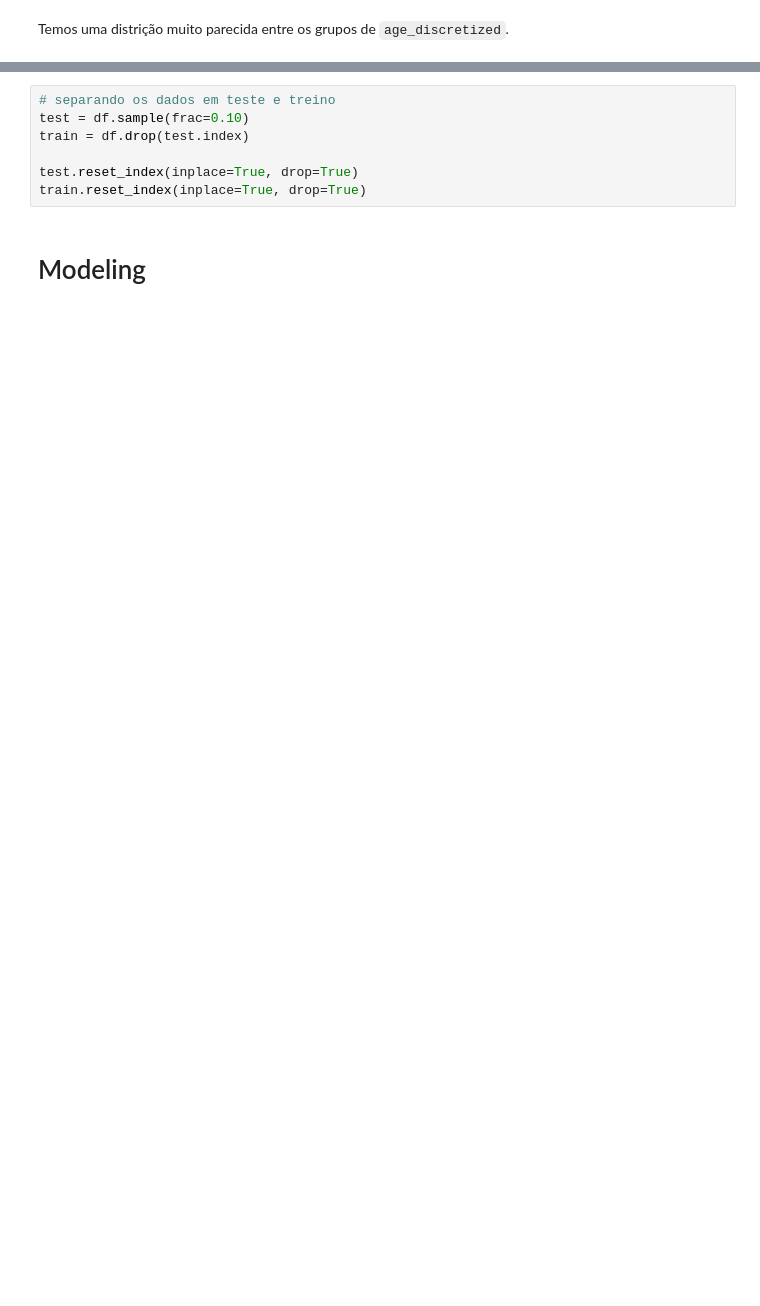
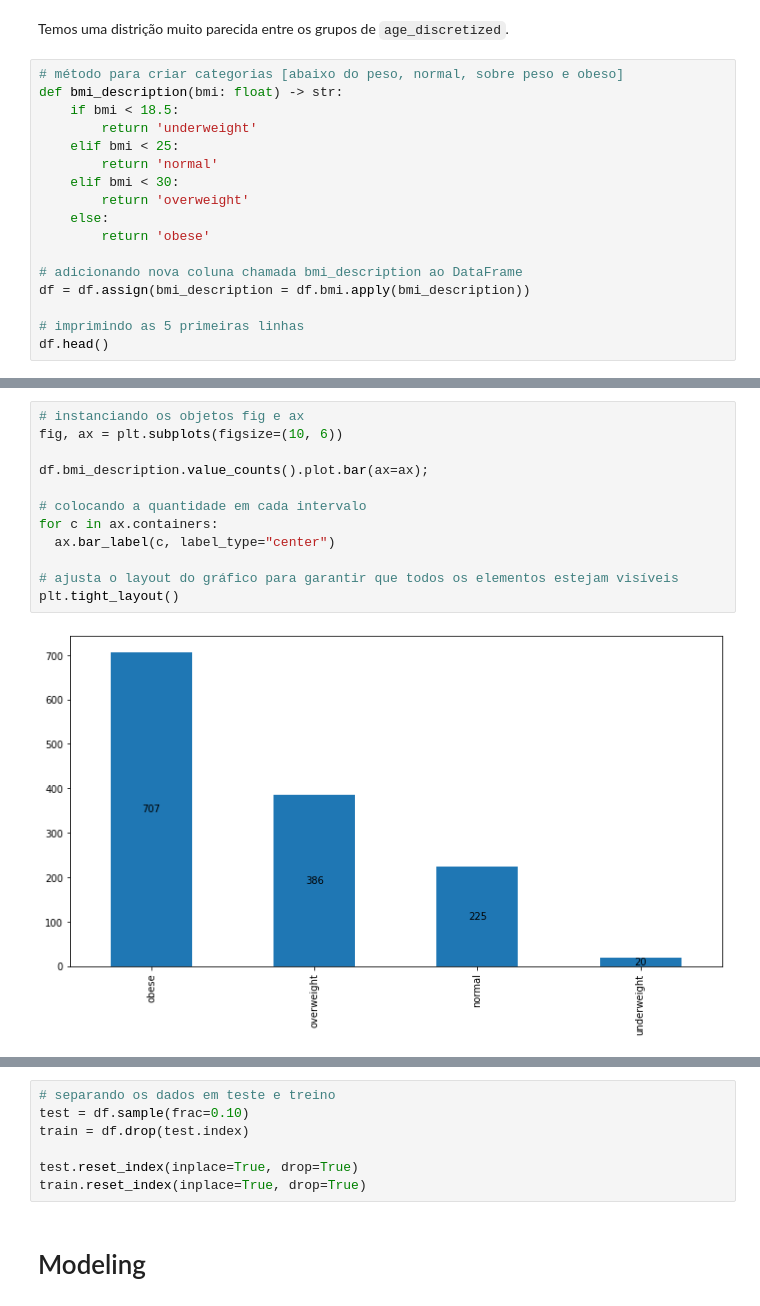
Before and after one commit to lstarke/Health-Insurance-Cost-Prediction, a Jupyter notebook: LeandroStarke_Health_Insurance_Cost_Prediction_(AutoML).ipynb, the cells around one changed output, grey strips where cells are left out. Drawn from its saved outputs; the diff is of its cells as text; blank space fills up the shorter version.

````diff
--- a/LeandroStarke_Health_Insurance_Cost_Prediction_(AutoML).ipynb
+++ b/LeandroStarke_Health_Insurance_Cost_Prediction_(AutoML).ipynb
@@ -132,2 +150,19 @@ plt.tight_layout()
 # %% [markdown]
 Temos uma distrição muito parecida entre os grupos de ```age_discretized```.
+# %%
+# método para criar categorias [abaixo do peso, normal, sobre peso e obeso]
+def bmi_description(bmi: float) -> str:
+    if bmi < 18.5:
+        return 'underweight'
+    elif bmi < 25:
+        return 'normal'
+    elif bmi < 30:
+        return 'overweight'
+    else:
+        return 'obese'
+
+# adicionando nova coluna chamada bmi_description ao DataFrame
+df = df.assign(bmi_description = df.bmi.apply(bmi_description))
+
+# imprimindo as 5 primeiras linhas
+df.head()
@@ -133,0 +176,14 @@
+# %%
+# instanciando os objetos fig e ax
+fig, ax = plt.subplots(figsize=(10, 6))
+
+df.bmi_description.value_counts().plot.bar(ax=ax);
+
+# colocando a quantidade em cada intervalo
+for c in ax.containers:
+  ax.bar_label(c, label_type="center")
+
+# ajusta o layout do gráfico para garantir que todos os elementos estejam visíveis
+plt.tight_layout()
+# %% [output]
+[figure, added]
````
Also changed, not shown: parts of 22 cells of this notebook.
